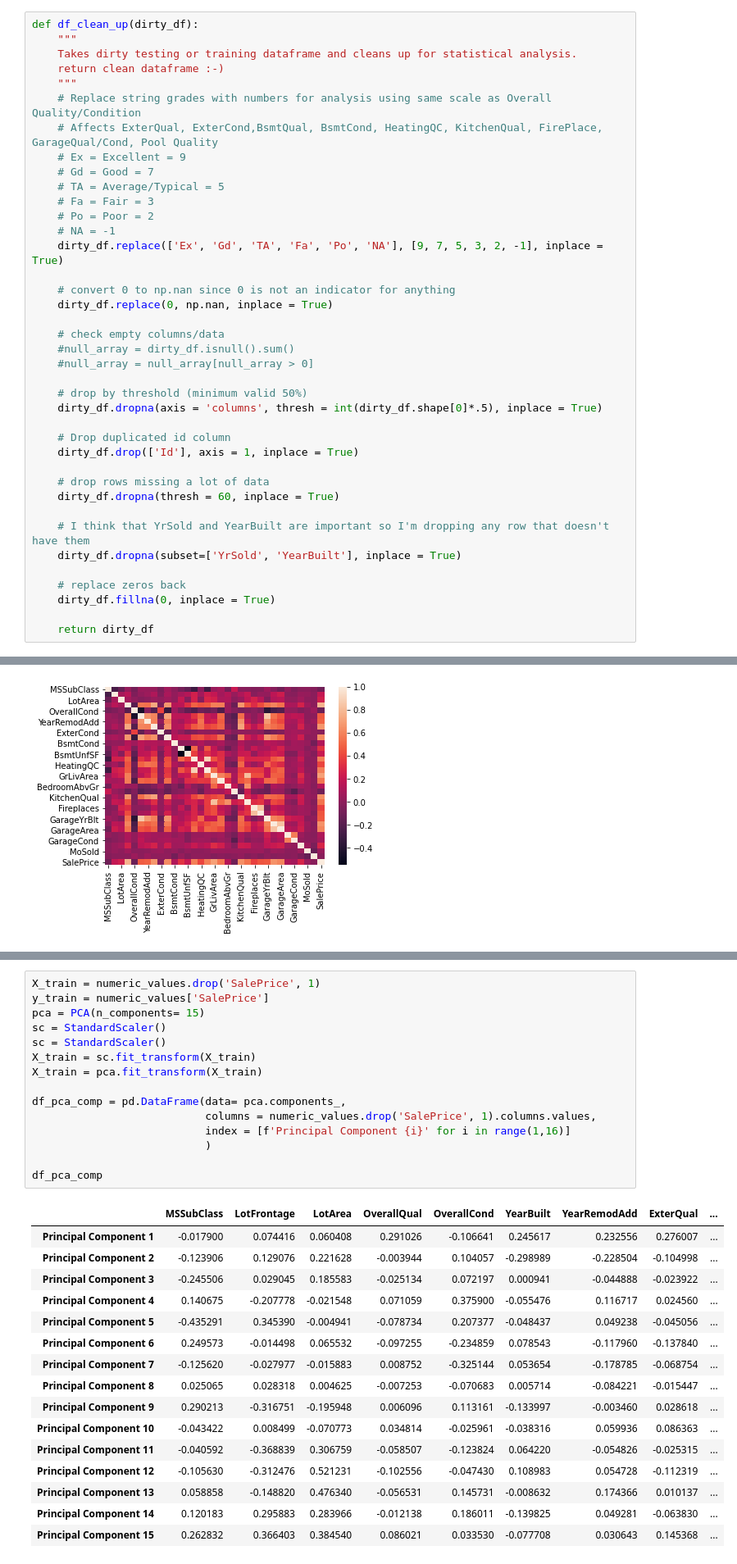
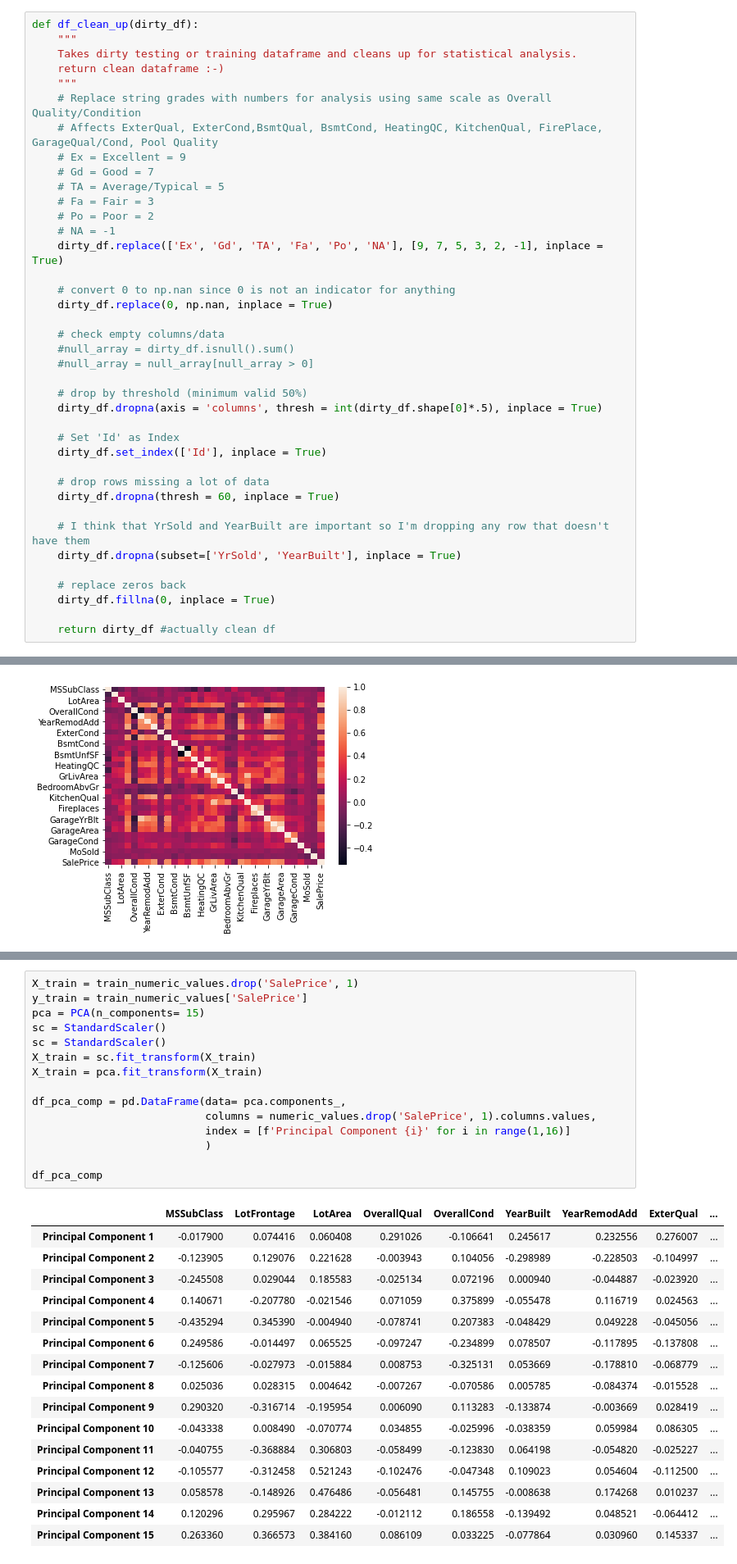
Before and after one commit to ta-data-mexpt/statistical-analysis-project, a Jupyter notebook: your-code/statistical-analysis.ipynb, the cells around one changed output, grey strips where cells are left out. Shown at 82% size. Drawn from its saved outputs; the diff is of its cells as text.

```diff
--- a/your-code/statistical-analysis.ipynb
+++ b/your-code/statistical-analysis.ipynb
@@ -48,8 +49,8 @@ def df_clean_up(dirty_df):
     # drop by threshold (minimum valid 50%)
     dirty_df.dropna(axis = 'columns', thresh = int(dirty_df.shape[0]*.5), inplace = True)
 
-    # Drop duplicated id column
-    dirty_df.drop(['Id'], axis = 1, inplace = True)
+    # Set 'Id' as Index
+    dirty_df.set_index(['Id'], inplace = True)
 
     # drop rows missing a lot of data
     dirty_df.dropna(thresh = 60, inplace = True)
@@ -60,7 +61,7 @@ def df_clean_up(dirty_df):
     # replace zeros back
     dirty_df.fillna(0, inplace = True)
 
-    return dirty_df
+    return dirty_df #actually clean df
 # %%
 clean_train = df_clean_up(train)
 # %%
@@ -122,35 +125,35 @@ plt.ylabel("Accumulated Variance"); #Golden Rule is greater than 80%
 # %%
-X_train = numeric_values.drop('SalePrice', 1)
-y_train = numeric_values['SalePrice']
+X_train = train_numeric_values.drop('SalePrice', 1)
+y_train = train_numeric_values['SalePrice']
 pca = PCA(n_components= 15)
 sc = StandardScaler()
 sc = StandardScaler()
 X_train = sc.fit_transform(X_train)
 X_train = pca.fit_transform(X_train)
 
 df_pca_comp = pd.DataFrame(data= pca.components_,
                            columns = numeric_values.drop('SalePrice', 1).columns.values,
                            index = [f'Principal Component {i}' for i in range(1,16)]
                            )
 
 df_pca_comp
 # %% [output]
 |  | MSSubClass | LotFrontage | LotArea | OverallQual | OverallCond | YearBuilt | YearRemodAdd | ExterQual | ... |
 | Principal Component 1 | -0.017900 | 0.074416 | 0.060408 | 0.291026 | -0.106641 | 0.245617 | 0.232556 | 0.276007 | ... |
-| Principal Component 2 | -0.123906 | 0.129076 | 0.221628 | -0.003944 | 0.104057 | -0.298989 | -0.228504 | -0.104998 | ... |
-| Principal Component 3 | -0.245506 | 0.029045 | 0.185583 | -0.025134 | 0.072197 | 0.000941 | -0.044888 | -0.023922 | ... |
-| Principal Component 4 | 0.140675 | -0.207778 | -0.021548 | 0.071059 | 0.375900 | -0.055476 | 0.116717 | 0.024560 | ... |
-| Principal Component 5 | -0.435291 | 0.345390 | -0.004941 | -0.078734 | 0.207377 | -0.048437 | 0.049238 | -0.045056 | ... |
-| Principal Component 6 | 0.249573 | -0.014498 | 0.065532 | -0.097255 | -0.234859 | 0.078543 | -0.117960 | -0.137840 | ... |
-| Principal Component 7 | -0.125620 | -0.027977 | -0.015883 | 0.008752 | -0.325144 | 0.053654 | -0.178785 | -0.068754 | ... |
-| Principal Component 8 | 0.025065 | 0.028318 | 0.004625 | -0.007253 | -0.070683 | 0.005714 | -0.084221 | -0.015447 | ... |
-| Principal Component 9 | 0.290213 | -0.316751 | -0.195948 | 0.006096 | 0.113161 | -0.133997 | -0.003460 | 0.028618 | ... |
-| Principal Component 10 | -0.043422 | 0.008499 | -0.070773 | 0.034814 | -0.025961 | -0.038316 | 0.059936 | 0.086363 | ... |
-| Principal Component 11 | -0.040592 | -0.368839 | 0.306759 | -0.058507 | -0.123824 | 0.064220 | -0.054826 | -0.025315 | ... |
-| Principal Component 12 | -0.105630 | -0.312476 | 0.521231 | -0.102556 | -0.047430 | 0.108983 | 0.054728 | -0.112319 | ... |
-| Principal Component 13 | 0.058858 | -0.148820 | 0.476340 | -0.056531 | 0.145731 | -0.008632 | 0.174366 | 0.010137 | ... |
-| Principal Component 14 | 0.120183 | 0.295883 | 0.283966 | -0.012138 | 0.186011 | -0.139825 | 0.049281 | -0.063830 | ... |
-| Principal Component 15 | 0.262832 | 0.366403 | 0.384540 | 0.086021 | 0.033530 | -0.077708 | 0.030643 | 0.145368 | ... |
+| Principal Component 2 | -0.123905 | 0.129076 | 0.221628 | -0.003943 | 0.104056 | -0.298989 | -0.228503 | -0.104997 | ... |
+| Principal Component 3 | -0.245508 | 0.029044 | 0.185583 | -0.025134 | 0.072196 | 0.000940 | -0.044887 | -0.023920 | ... |
+| Principal Component 4 | 0.140671 | -0.207780 | -0.021546 | 0.071059 | 0.375899 | -0.055478 | 0.116719 | 0.024563 | ... |
+| Principal Component 5 | -0.435294 | 0.345390 | -0.004940 | -0.078741 | 0.207383 | -0.048429 | 0.049228 | -0.045056 | ... |
+| Principal Component 6 | 0.249586 | -0.014497 | 0.065525 | -0.097247 | -0.234899 | 0.078507 | -0.117895 | -0.137808 | ... |
+| Principal Component 7 | -0.125606 | -0.027973 | -0.015884 | 0.008753 | -0.325131 | 0.053669 | -0.178810 | -0.068779 | ... |
+| Principal Component 8 | 0.025036 | 0.028315 | 0.004642 | -0.007267 | -0.070586 | 0.005785 | -0.084374 | -0.015528 | ... |
+| Principal Component 9 | 0.290320 | -0.316714 | -0.195954 | 0.006090 | 0.113283 | -0.133874 | -0.003669 | 0.028419 | ... |
+| Principal Component 10 | -0.043338 | 0.008490 | -0.070774 | 0.034855 | -0.025996 | -0.038359 | 0.059984 | 0.086305 | ... |
+| Principal Component 11 | -0.040755 | -0.368884 | 0.306803 | -0.058499 | -0.123830 | 0.064198 | -0.054820 | -0.025227 | ... |
+| Principal Component 12 | -0.105577 | -0.312458 | 0.521243 | -0.102476 | -0.047348 | 0.109023 | 0.054604 | -0.112500 | ... |
+| Principal Component 13 | 0.058578 | -0.148926 | 0.476486 | -0.056481 | 0.145755 | -0.008638 | 0.174268 | 0.010237 | ... |
+| Principal Component 14 | 0.120296 | 0.295967 | 0.284222 | -0.012112 | 0.186558 | -0.139492 | 0.048521 | -0.064412 | ... |
+| Principal Component 15 | 0.263360 | 0.366573 | 0.384160 | 0.086109 | 0.033225 | -0.077864 | 0.030960 | 0.145337 | ... |
 15 rows × 32 columns
 # %%
 sns.heatmap(df_pca_comp,
```
Also changed, not shown: parts of 7 cells of this notebook.
